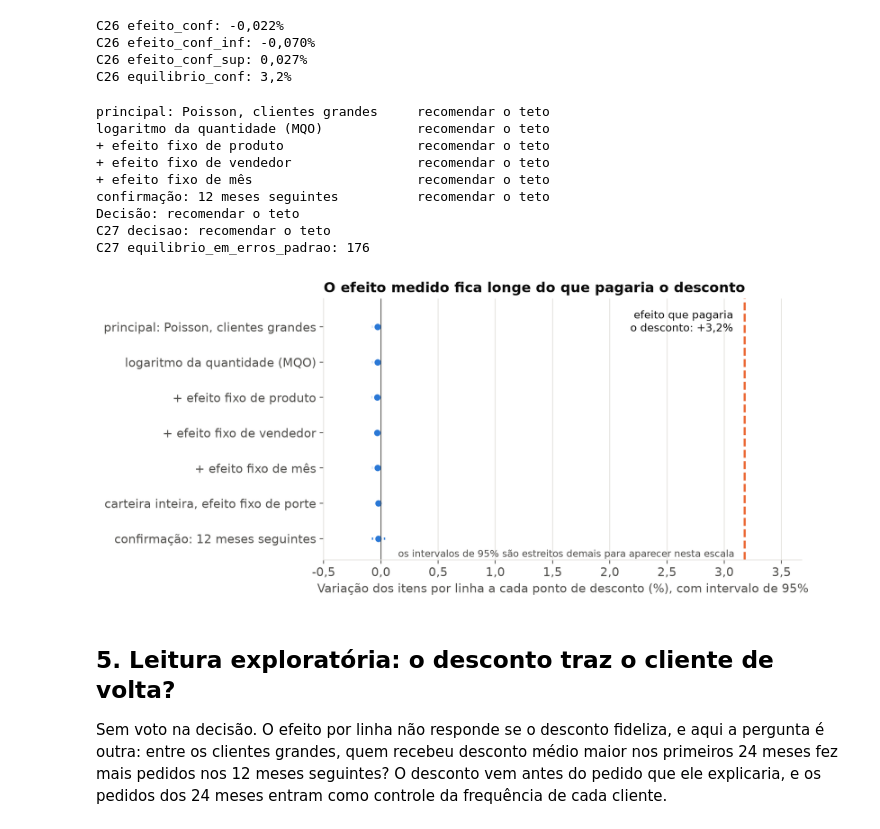
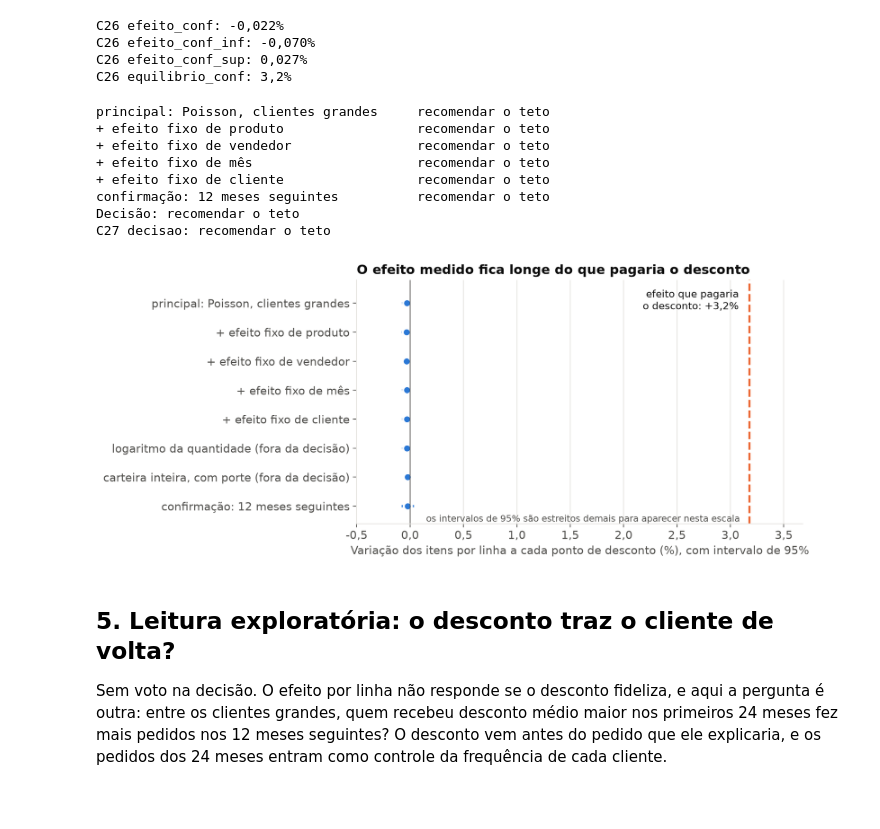
Before and after one commit to Bellmonte/servicos-power-bi, a Jupyter notebook: analise-e-relatorio/analise.ipynb, the cells around one changed output. Cells and saved outputs as stored; diff of their text form; code cells hidden in the pictures; blank space fills up the shorter version.

```diff
--- a/analise-e-relatorio/analise.ipynb
+++ b/analise-e-relatorio/analise.ipynb
@@ -604,25 +622,30 @@ salvar(fig, "02-dentro-do-porte.png")
 # %%
 # [C23] Estimativa principal e robustez, na janela de estimação, entre clientes grandes
 especificacoes = {
-    "principal: Poisson, clientes grandes": ("QTD_ITENS ~ PP_DESCONTO", True),
-    "logaritmo da quantidade (MQO)": ("QTD_LOG ~ PP_DESCONTO", False),
-    "+ efeito fixo de produto": ("QTD_ITENS ~ PP_DESCONTO | COD_PRODUTO", True),
-    "+ efeito fixo de vendedor": ("QTD_ITENS ~ PP_DESCONTO | COD_VENDEDOR", True),
-    "+ efeito fixo de mês": ("QTD_ITENS ~ PP_DESCONTO | DT_MES", True),
+    "principal: Poisson, clientes grandes": "QTD_ITENS ~ PP_DESCONTO",
+    "+ efeito fixo de produto": "QTD_ITENS ~ PP_DESCONTO | COD_PRODUTO",
+    "+ efeito fixo de vendedor": "QTD_ITENS ~ PP_DESCONTO | COD_VENDEDOR",
+    "+ efeito fixo de mês": "QTD_ITENS ~ PP_DESCONTO | DT_MES",
+    "+ efeito fixo de cliente": "QTD_ITENS ~ PP_DESCONTO | COD_CLIENTE",
 }
-votantes = {}
-for nome, (formula, poisson) in especificacoes.items():
-    r = estimar(formula, df_grande_est, poisson)
-    votantes[nome] = r
-    print(f"{nome:<38} {em_pct(r['beta']):+.3%}  IC95% [{em_pct(r['inf']):+.3%}, "
+votantes = {nome: estimar(formula, df_grande_est) for nome, formula in especificacoes.items()}
+# O logaritmo por MQO mede o efeito sobre a média do log. Com variância que cresce com a quantidade,
+# esse efeito não se traduz no efeito sobre a média, que é a escala do equilíbrio, e por isso ele
+# fica como leitura de robustez, fora da votação.
+r_log = estimar("QTD_LOG ~ PP_DESCONTO", df_grande_est, poisson=False)
+for nome, r in {**votantes, "logaritmo da quantidade (MQO, fora da decisão)": r_log}.items():
+    print(f"{nome:<40} {em_pct(r['beta']):+.3%}  IC95% [{em_pct(r['inf']):+.3%}, "
           f"{em_pct(r['sup']):+.3%}]  n={r['n']}")
 principal = votantes["principal: Poisson, clientes grandes"]
 registrar("efeito_principal", em_pct(principal["beta"]), "C23", pct(em_pct(principal["beta"]), 3))
 registrar("efeito_principal_inf", em_pct(principal["inf"]), "C23", pct(em_pct(principal["inf"]), 3))
 registrar("efeito_principal_sup", em_pct(principal["sup"]), "C23", pct(em_pct(principal["sup"]), 3))
 registrar("n_principal", principal["n"], "C23", num(principal["n"]))
-# Pior caso plausível do efeito: o maior limite superior entre as especificações do cliente grande
-# na janela de estimação. É ele que entra na faixa do ganho.
+r_cliente = votantes["+ efeito fixo de cliente"]
+registrar("efeito_fe_cliente", em_pct(r_cliente["beta"]), "C23", pct(em_pct(r_cliente["beta"]), 3))
+registrar("efeito_fe_cliente_inf", em_pct(r_cliente["inf"]), "C23", pct(em_pct(r_cliente["inf"]), 3))
+registrar("efeito_fe_cliente_sup", em_pct(r_cliente["sup"]), "C23", pct(em_pct(r_cliente["sup"]), 3))
+# Pior caso plausível do efeito: o maior limite superior entre as especificações que votam.
 maior_sup = max(r["sup"] for r in votantes.values())
 registrar("efeito_maior_sup_robustez", em_pct(maior_sup), "C23", pct(em_pct(maior_sup), 3))
 # %% [output]
@@ -701,58 +728,55 @@ def decidir(r, equilibrio):
     return "inconclusivo"
 
 
-# Votam só as especificações do cliente grande, cada janela contra o próprio equilíbrio. A
-# carteira inteira mede outro efeito e fica fora da votação.
+# Votam só as especificações Poisson do cliente grande, cada janela contra o próprio equilíbrio.
+# A carteira inteira mede outro efeito e o logaritmo está em outra escala: os dois ficam de fora.
 votos = {nome: decidir(r, beta_equilibrio) for nome, r in votantes.items()}
 votos["confirmação: 12 meses seguintes"] = decidir(r_conf, beta_equilibrio_conf)
 decisao_principal = votos["principal: Poisson, clientes grandes"]
 decisao = decisao_principal if all(v == decisao_principal for v in votos.values()) else "inconclusivo"
 for nome, voto in votos.items():
     print(f"{nome:<40} {voto}")
-# Distância entre o equilíbrio e a estimativa, em erros padrão da especificação principal.
-erros_padrao = (beta_equilibrio - principal["beta"]) / principal["ep"]
 print("Decisão:", decisao)
 registrar("decisao", decisao, "C27", decisao)
-registrar("equilibrio_em_erros_padrao", erros_padrao, "C27", num(erros_padrao, 0))
 # %% [output]
 principal: Poisson, clientes grandes     recomendar o teto
-logaritmo da quantidade (MQO)            recomendar o teto
 + efeito fixo de produto                 recomendar o teto
 + efeito fixo de vendedor                recomendar o teto
 + efeito fixo de mês                     recomendar o teto
++ efeito fixo de cliente                 recomendar o teto
 confirmação: 12 meses seguintes          recomendar o teto
 Decisão: recomendar o teto
 C27 decisao: recomendar o teto
-C27 equilibrio_em_erros_padrao: 176
 # %%
 # [C28] Gráfico 3: o efeito estimado contra o efeito que pagaria o desconto
-no_grafico = {**votantes, "carteira inteira, efeito fixo de porte": r_com_porte,
+no_grafico = {**votantes, "logaritmo da quantidade (fora da decisão)": r_log,
+              "carteira inteira, com porte (fora da decisão)": r_com_porte,
               "confirmação: 12 meses seguintes": r_conf}
 ordem = list(no_grafico)
 fig, ax = plt.subplots(figsize=(8, 4.4))
 for i, nome in enumerate(ordem):
     r, y = no_grafico[nome], len(ordem) - 1 - i
     ax.plot([em_pct(r["inf"]) * 100, em_pct(r["sup"]) * 100], [y, y], color="#2a78d6", linewidth=2)
     ax.plot(em_pct(r["beta"]) * 100, y, "o", color="#2a78d6", markersize=8,
             markeredgecolor="white", markeredgewidth=2)
 eq = em_pct(beta_equilibrio) * 100
 ax.axvline(0, color=COR_TEXTO_2, linewidth=0.8)
 ax.axvline(eq, color="#eb6834", linewidth=2, linestyle="--")
 ax.text(eq - 0.1, len(ordem) - 0.5, f"efeito que pagaria\no desconto: +{num(eq, 1)}%",
         color=COR_TEXTO, ha="right", va="top", fontsize=10)
 ax.set_yticks(range(len(ordem)))
 ax.set_yticklabels(list(reversed(ordem)))
 ax.set_xlim(-0.5, eq + 0.5)
 ax.set_ylim(-0.6, len(ordem) - 0.2)
 ax.xaxis.set_major_formatter(matplotlib.ticker.FuncFormatter(lambda v, _: num(v, 1)))
 ax.text(0.15, -0.45, "os intervalos de 95% são estreitos demais para aparecer nesta escala",
         color=COR_TEXTO_2, fontsize=9, va="center")
 ax.set_xlabel("Variação dos itens por linha a cada ponto de desconto (%), com intervalo de 95%")
 ax.set_title("O efeito medido fica longe do que pagaria o desconto", loc="left", color=COR_TEXTO)
 ax.grid(axis="y", visible=False)
 salvar(fig, "03-efeito-contra-equilibrio.png")
 # %% [output]
-[figure, old version]
+[figure, new version]
 # %% [markdown]
 ## 5. Leitura exploratória: o desconto traz o cliente de volta?
 
```
Also changed, not shown: parts of 16 cells of this notebook, 14 other files.
